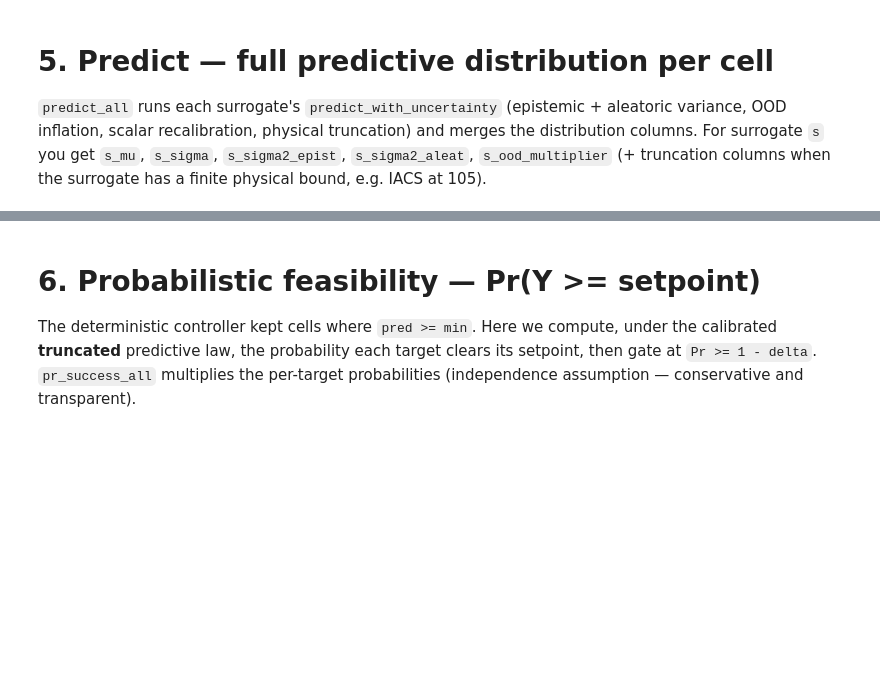
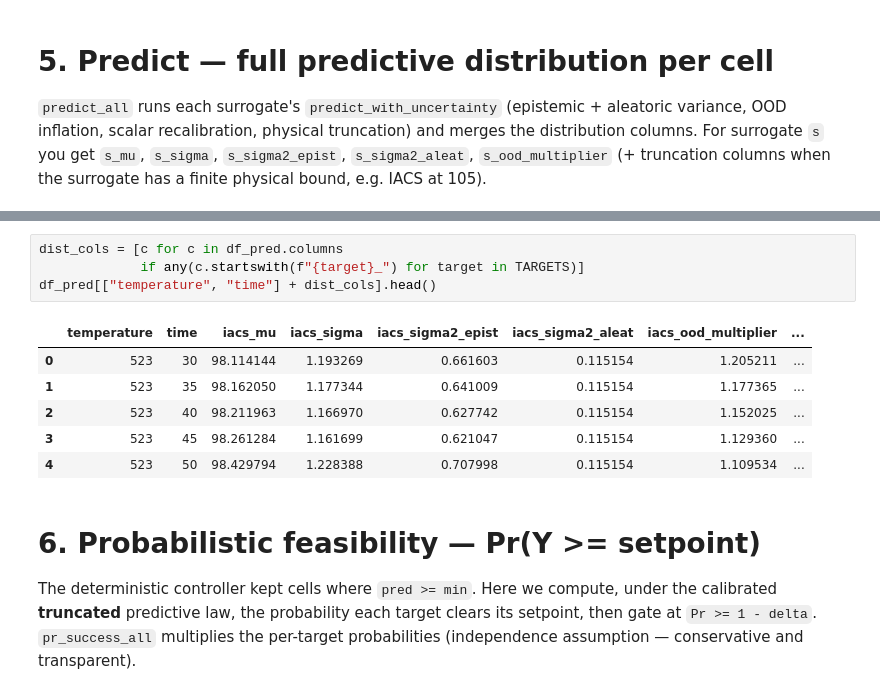
Before and after one commit to FelipeMFO-RM/uncertainty-aware-predictors, a Jupyter notebook: notebooks/experiments/mbc_annealing_uncertainty.ipynb, the cells around one changed output, grey strips where cells are left out. Cells and saved outputs as stored; diff of their text form; blank space fills up the shorter version.

```diff
--- a/notebooks/experiments/mbc_annealing_uncertainty.ipynb
+++ b/notebooks/experiments/mbc_annealing_uncertainty.ipynb
@@ -220,3 +216,14 @@ df_pred
+# %%
+dist_cols = [c for c in df_pred.columns
+             if any(c.startswith(f"{target}_") for target in TARGETS)]
+df_pred[["temperature", "time"] + dist_cols].head()
+# %% [output]
+|  | temperature | time | iacs_mu | iacs_sigma | iacs_sigma2_epist | iacs_sigma2_aleat | iacs_ood_multiplier | ... |
+| 0 | 523 | 30 | 98.114144 | 1.193269 | 0.661603 | 0.115154 | 1.205211 | ... |
+| 1 | 523 | 35 | 98.162050 | 1.177344 | 0.641009 | 0.115154 | 1.177365 | ... |
+| 2 | 523 | 40 | 98.211963 | 1.166970 | 0.627742 | 0.115154 | 1.152025 | ... |
+| 3 | 523 | 45 | 98.261284 | 1.161699 | 0.621047 | 0.115154 | 1.129360 | ... |
+| 4 | 523 | 50 | 98.429794 | 1.228388 | 0.707998 | 0.115154 | 1.109534 | ... |
 # %% [markdown]
 # 6. Probabilistic feasibility — Pr(Y >= setpoint)
 
```
Also changed, not shown: parts of 12 cells of this notebook, 2 other files.
